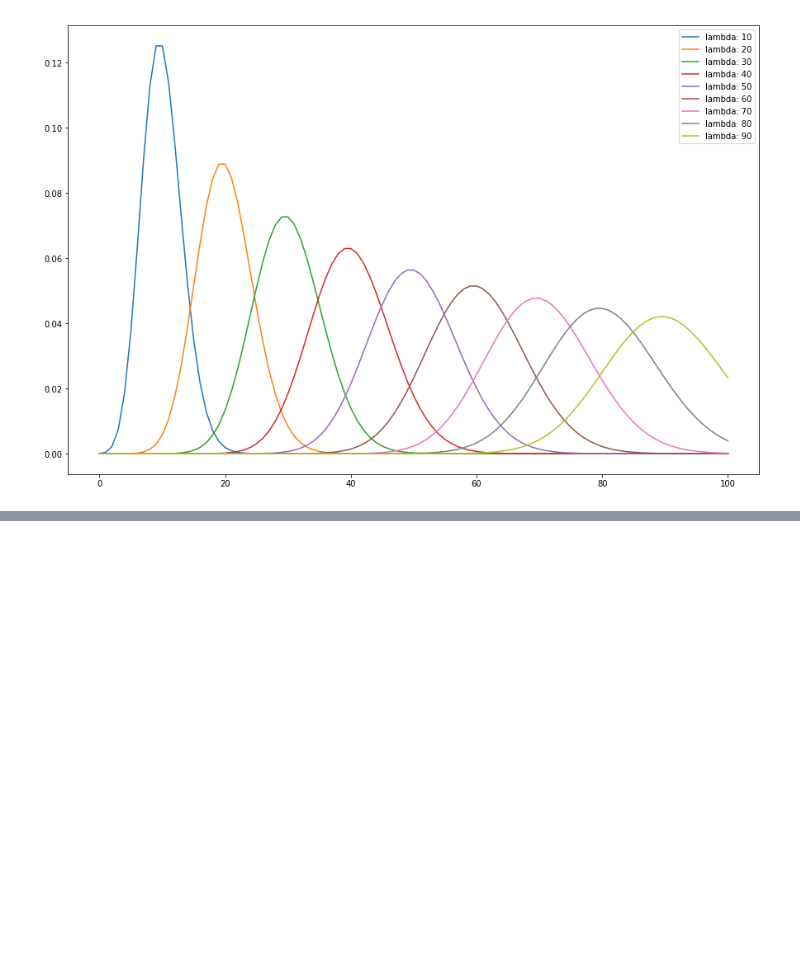
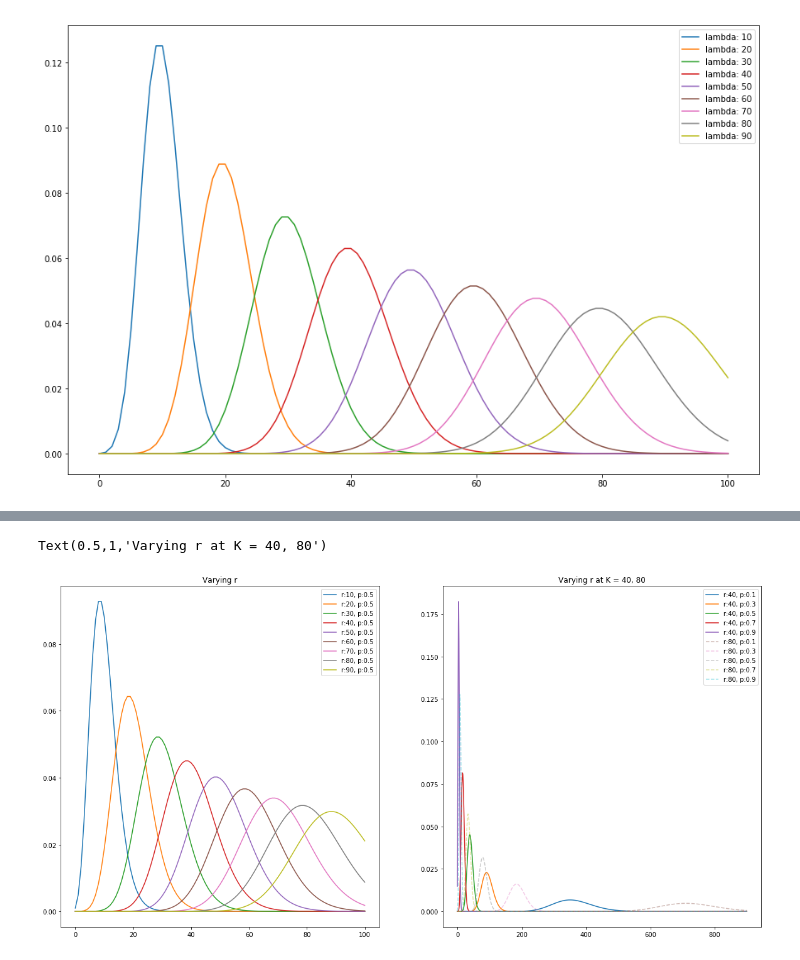
Before and after one commit to mlcow/prob-stats, a Jupyter notebook: Univariate_parametric_distributions.ipynb, the cells around one changed output, grey strips where cells are left out. Cells and saved outputs as stored; diff of their text form; code cells hidden in the pictures; blank space fills up the shorter version.

```diff
--- a/Univariate_parametric_distributions.ipynb
+++ b/Univariate_parametric_distributions.ipynb
@@ -101,0 +151,35 @@ plt.legend()
+# %%
+def plot_negative_binom(r, p, n, fmt='-', alpha=1.):
+  def negative_binom_f(x, r, p):
+    q = 1 - p
+    return scipy.special.binom(r + x - 1, x) * (p**r) * (q**x)
+
+  x = np.arange(0, n+1)
+  y = [negative_binom_f(i, r, p) for i in x]
+  plt.plot(x, y, fmt, label="r:{}, p:{}".format(r, p), alpha=alpha)
+# %%
+# Varying r
+plt.figure(figsize=[20,10])
+plt.subplot(1,2,1)
+for r in np.arange(10, 100, 10):
+  plot_negative_binom(r, .5, 100)
+
+plt.legend()
+plt.title("Varying r")
+
+plt.subplot(1,2,2)
+
+
+# Varying p
+for p in np.arange(.1, 1, .2):
+  plot_negative_binom(40, p, n, '-')
+
+# Varying p
+for p in np.arange(.1, 1, .2):
+  plot_negative_binom(80, p, n, '--', 0.4)
+
+plt.legend()
+plt.title("Varying r at K = 40, 80")
+# %% [output]
+Text(0.5,1,'Varying r at K = 40, 80')
+[figure, added]
```
Also changed, not shown: parts of 10 cells of this notebook.
